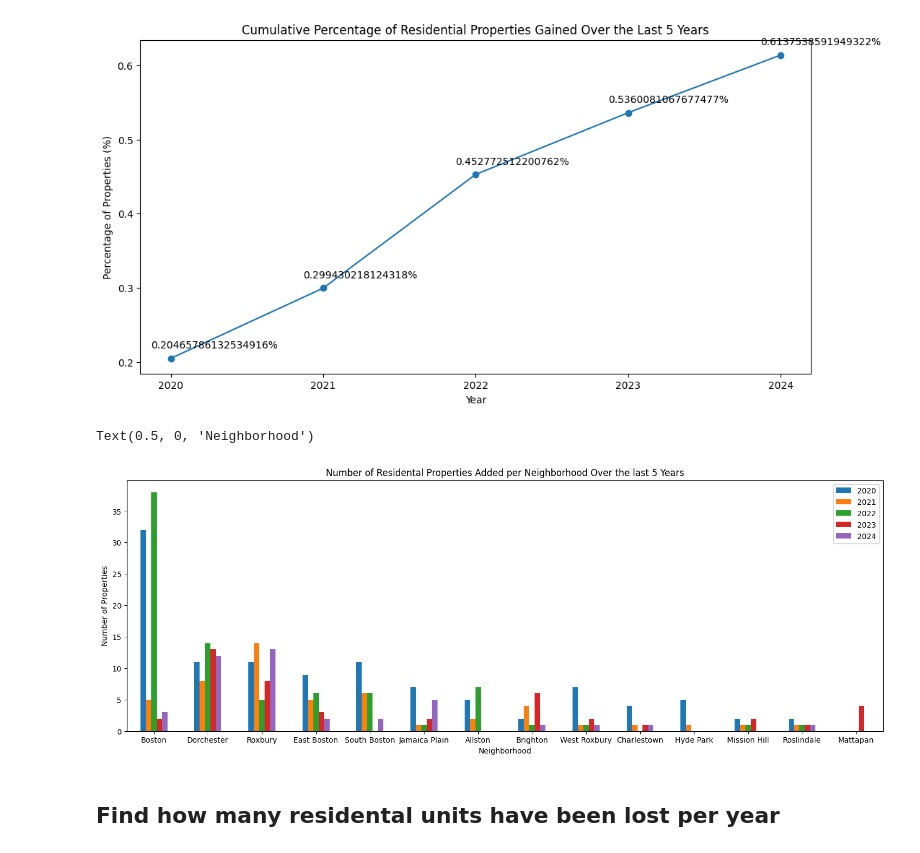
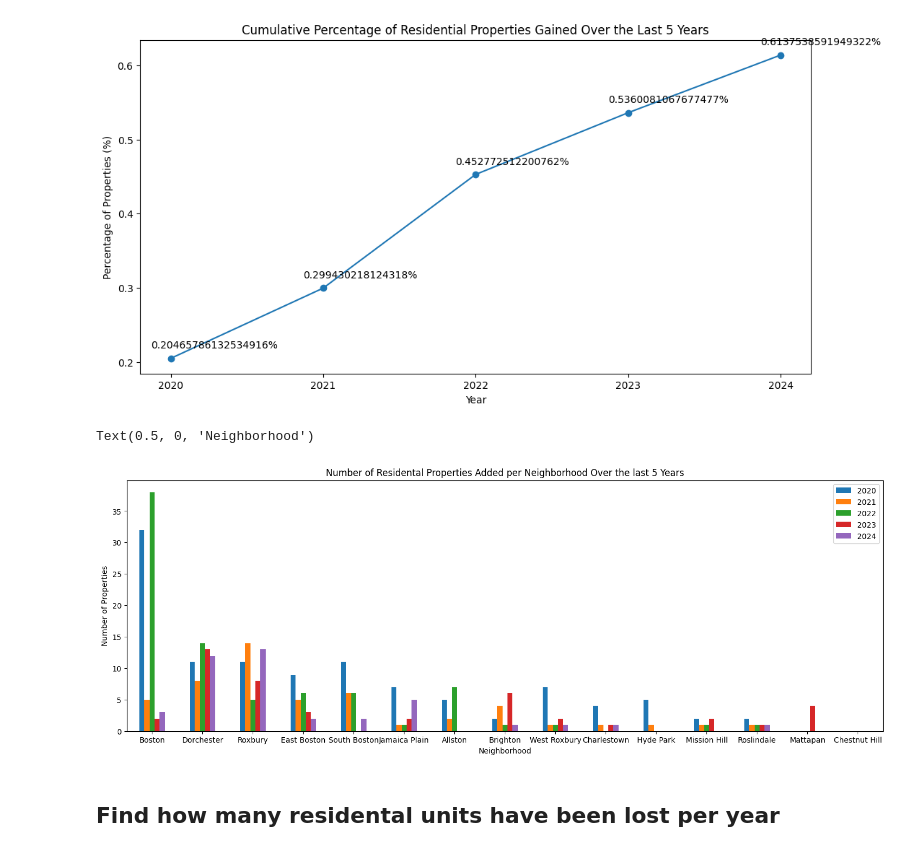
Before and after one commit to BU-Spark/ds-boston-remodeling, a Jupyter notebook: sp24-team-c/Final Insights/property-loss-by-neighborhood.ipynb, the cells around one changed output. Cells and saved outputs as stored; diff of their text form; code cells hidden in the pictures.

Commit message:
added neighborhood net change plot

```diff
--- a/sp24-team-c/Final Insights/property-loss-by-neighborhood.ipynb
+++ b/sp24-team-c/Final Insights/property-loss-by-neighborhood.ipynb
@@ -62,6 +62,7 @@ Number of residental properties
 # %%
 # update residental data frames to have neighborhood if we have it, if we dont, drop the row
 # then using that new data frame, create another one grouped by neighborhood to get the number of residental properties per neighborhood for that year
+neighborhood_names = ['Dorchester', 'West Roxbury', 'East Boston', 'Roslindale', 'Hyde Park', 'Jamaica Plain', 'South Boston', 'Boston', 'Roxbury', 'Brighton', 'Mattapan', 'Charlestown', 'Allston', 'Mission Hill', 'Chestnut Hill']
 
 neighborhoods_filtered = neighborhoods[neighborhoods['PID'].isin(residental_19_no_neighborhood['PID'])].drop_duplicates()
 residental_19 = pd.merge(residental_19_no_neighborhood, neighborhoods_filtered, on='PID', how='outer').dropna()
@@ -248,14 +249,17 @@ merged = pd.merge(neighborhoods_added_20, neighborhoods_added_21, on = 'NEIGHBOR
 merged = pd.merge(merged, neighborhoods_added_22, on = 'NEIGHBORHOOD', how='outer')
 merged = pd.merge(merged, neighborhoods_added_23, on = 'NEIGHBORHOOD', how='outer')
 merged = pd.merge(merged, neighborhoods_added_24, on = 'NEIGHBORHOOD', how='outer')
+
+# add neighborhoods which did not gain any properties
+missing_neighborhoods = [name for name in neighborhood_names if name not in merged.values]
+new_rows = pd.DataFrame({'NEIGHBORHOOD': missing_neighborhoods})
+merged = pd.concat([merged, new_rows], ignore_index=True)
 merged = merged.fillna(0)
-
-# print(merged.head(15))
 
 # convert to percentages
 # selected_row_index = merged.index[merged['NEIGHBORHOOD'] == 'Dorchester'][0]
 # selected_row_values = merged.iloc[selected_row_index, 1:]
-# result = selected_row_values.divide(dorchester_num_residental_per_year)
+# result = selected_row_values.divide(dorchester_num_residental_per_year).multiply()
 # merged.iloc[selected_row_index, 1:] = result
 
 # selected_row_index = merged.index[merged['NEIGHBORHOOD'] == 'West Roxbury'][0]
@@ -318,34 +322,35 @@ merged = merged.fillna(0)
 # result = selected_row_values.divide(allston_num_residental_per_year)
 # merged.iloc[selected_row_index, 1:] = result
 
 # selected_row_index = merged.index[merged['NEIGHBORHOOD'] == 'Misson Hill']
 # selected_row_values = merged.iloc[selected_row_index, 1:]
 # result = selected_row_values.divide(mission_hill_num_residental_per_year)
 # merged.iloc[selected_row_index, 1:] = result
 
 # selected_row_index = merged.index[merged['NEIGHBORHOOD'] == 'Chestnut Hill']
 # selected_row_values = merged.iloc[selected_row_index, 1:]
 # result = selected_row_values.divide(chestnut_hill_num_residental_per_year)
 # merged.iloc[selected_row_index, 1:] = result
 
 # print(merged.head(15))
 
 # sort by avg gain
 value_columns = merged.columns[1:]
 merged['Average'] = merged[value_columns].mean(axis=1)
 merged = merged.sort_values(by='Average', ascending=False)
 
+
 neighborhood_num_gained_per_year = merged.drop(columns=['Average'])
 
 # print(neighborhood_num_gained_per_year.head(15))
 
 neighborhood_num_gained_per_year.plot(kind='bar', figsize=(18,6), x='NEIGHBORHOOD', rot=0)
 plt.title('Number of Residental Properties Added per Neighborhood Over the last 5 Years')
 plt.ylabel('Number of Properties')
 plt.xlabel('Neighborhood')
 # %% [output]
 Text(0.5, 0, 'Neighborhood')
-[figure, old version]
+[figure, new version]
 # %% [markdown]
 ## Find how many residental units have been lost per year
 # %%
```
Also changed, not shown: parts of 4 cells of this notebook.
